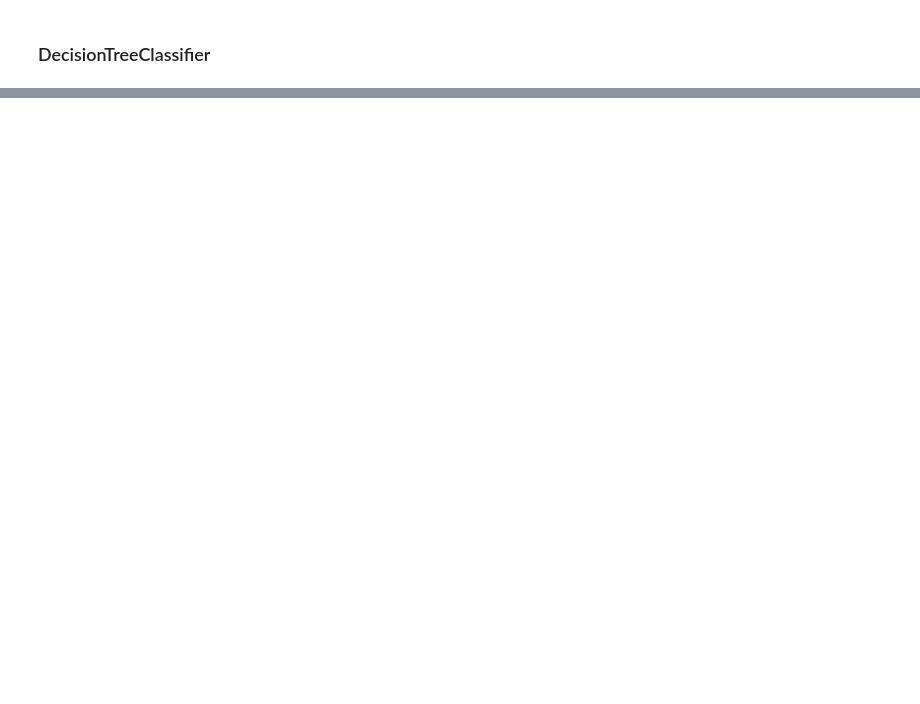
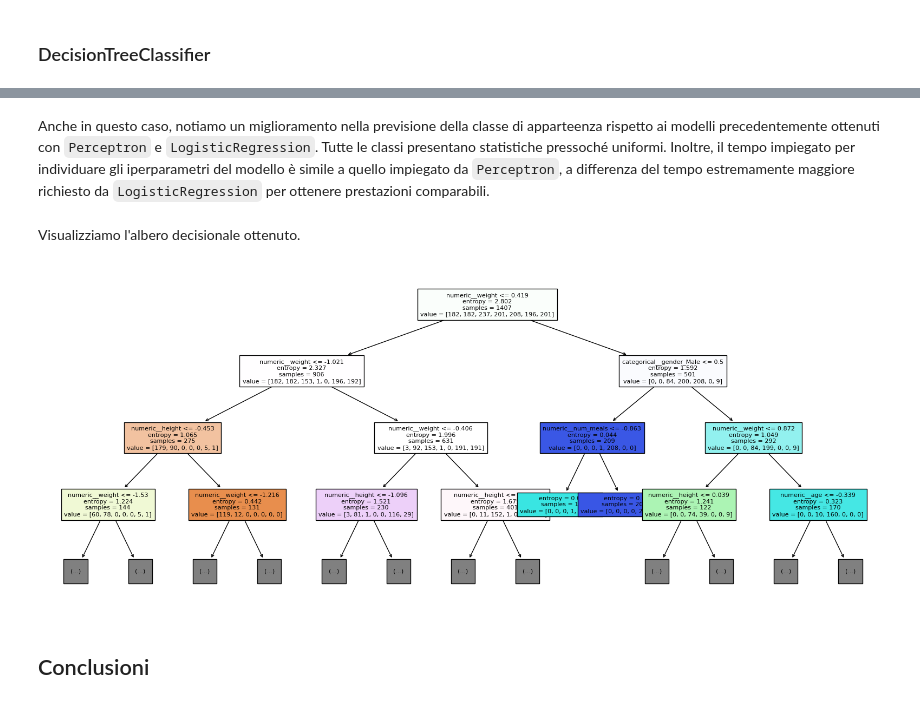
Before and after one commit to Fab-Ver/DataIntensive-Project, a Jupyter notebook: DataIntensiveProject.ipynb, the cells around one changed output, grey strips where cells are left out. Drawn from its saved outputs; the diff is of its cells as text; code cells hidden in the pictures; blank space fills up the shorter version.

```diff
--- a/DataIntensiveProject.ipynb
+++ b/DataIntensiveProject.ipynb
@@ -527,0 +629,12 @@ dtype: float64
+# %% [markdown]
+Anche in questo caso, notiamo un miglioramento nella previsione della classe di apparteenza rispetto ai modelli precedentemente ottenuti con `Perceptron` e `LogisticRegression`. Tutte le classi presentano statistiche pressoché uniformi. Inoltre, il tempo impiegato per individuare gli iperparametri del modello è simile a quello impiegato da `Perceptron`, a differenza del tempo estremamente maggiore richiesto da `LogisticRegression` per ottenere prestazioni comparabili.
+# %% [markdown]
+Visualizziamo l'albero decisionale ottenuto.
+# %%
+from sklearn.tree import plot_tree
+plt.figure(figsize=(20, 8))
+plot_tree(best_dtc_model["dtc"], feature_names=best_dtc_model["preprocessor"].get_feature_names_out().tolist(), max_depth=3, filled=True, fontsize=8);
+# %% [output]
+[figure, added]
+# %% [markdown]
+## Conclusioni
```
Also changed, not shown: parts of 87 cells of this notebook.
